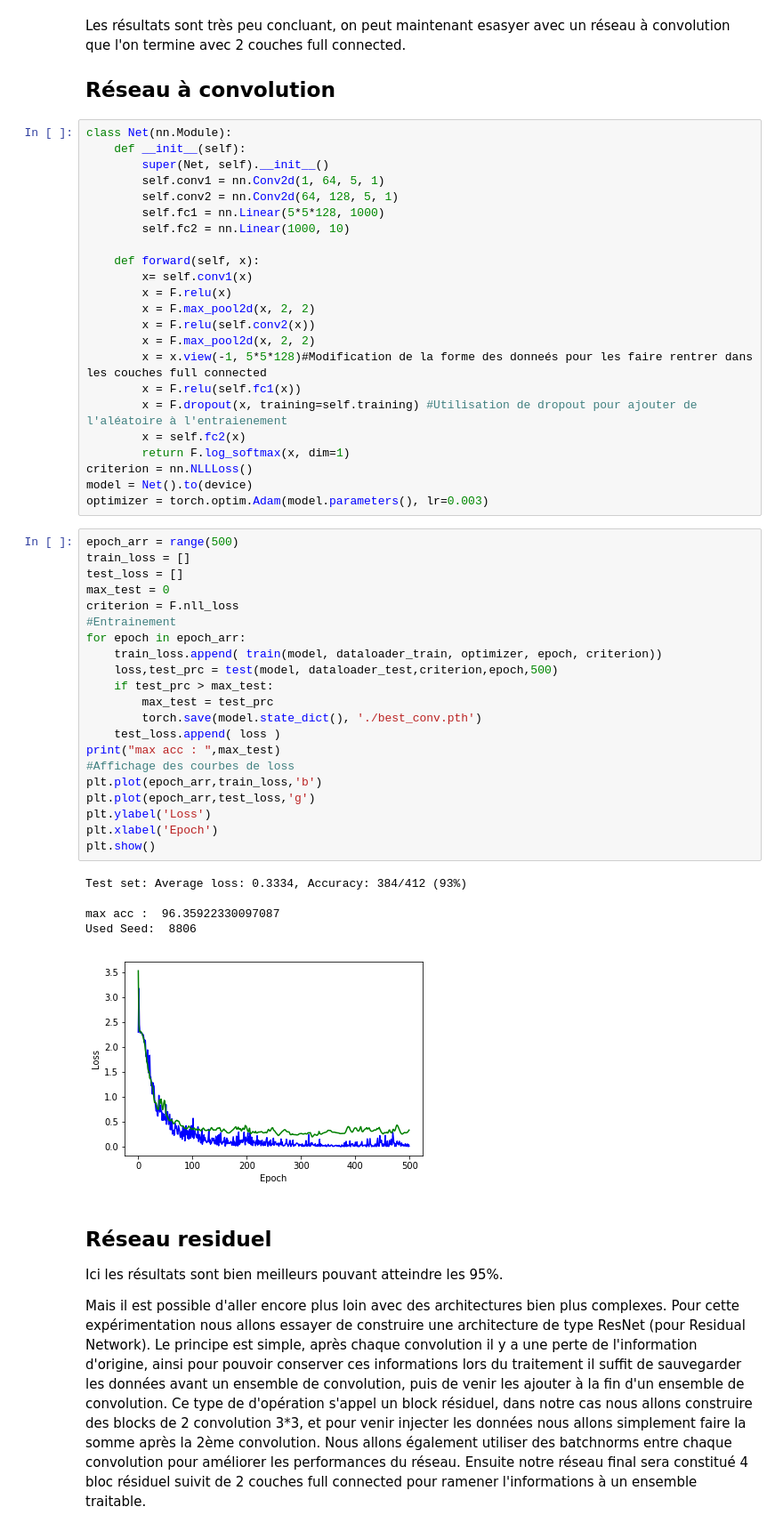
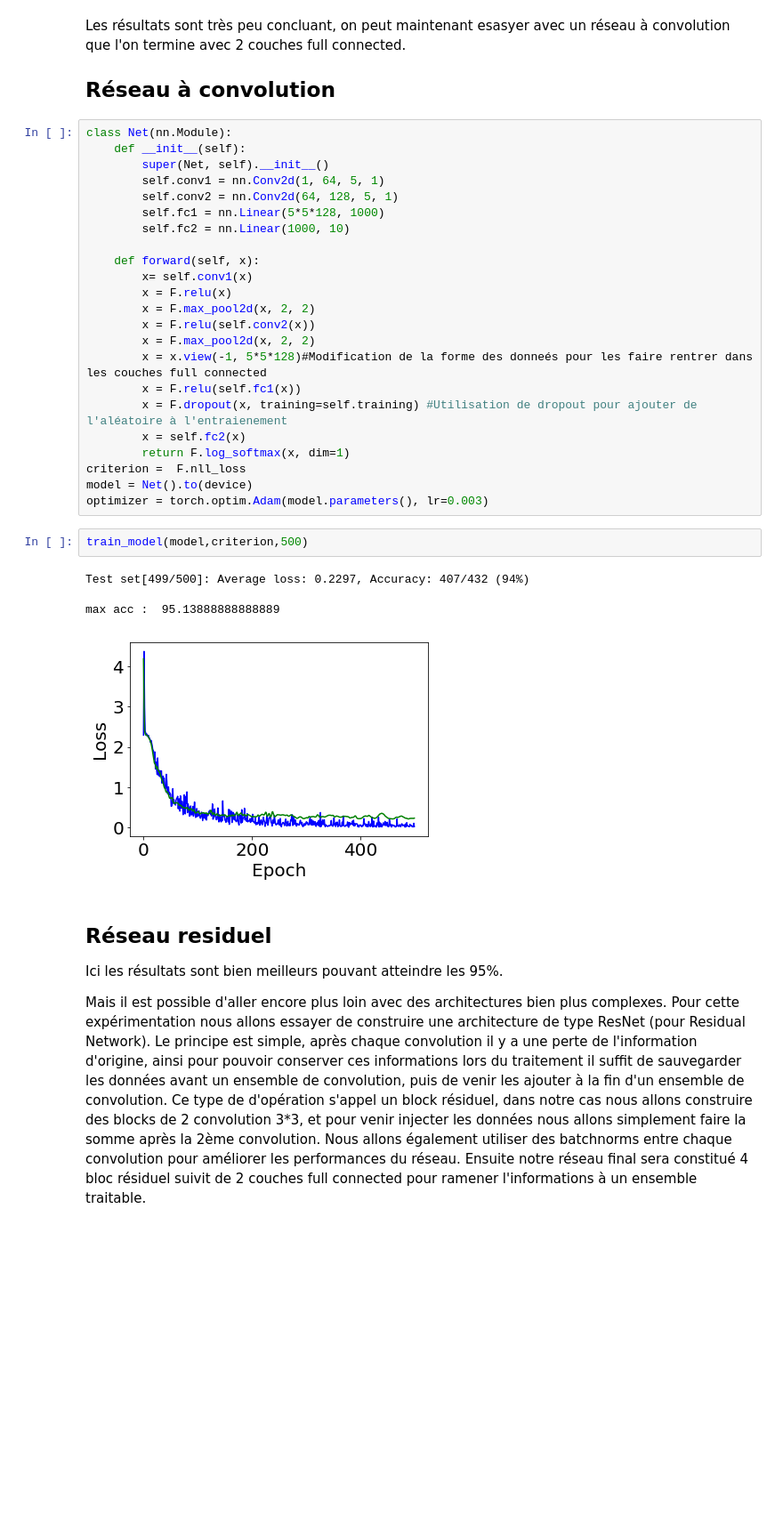
Before and after one commit to CuadrosNicolas/SignLanguageRecognition, a Jupyter notebook: Sign Language Number Recognition.ipynb, the cells around one changed output. Shown: that part at 89% size. Cells and saved outputs as stored; diff of their text form; blank space fills up the shorter version.

```diff
--- a/Sign Language Number Recognition.ipynb
+++ b/Sign Language Number Recognition.ipynb
@@ -212,36 +240,16 @@ class Net(nn.Module):
         x = F.dropout(x, training=self.training) #Utilisation de dropout pour ajouter de l'aléatoire à l'entraienement
         x = self.fc2(x)
         return F.log_softmax(x, dim=1)
-criterion = nn.NLLLoss()
+criterion =  F.nll_loss
 model = Net().to(device)
 optimizer = torch.optim.Adam(model.parameters(), lr=0.003)
-# %%
-epoch_arr = range(500)
-train_loss = []
-test_loss = []
-max_test = 0
-criterion = F.nll_loss
-#Entrainement
-for epoch in epoch_arr:
-    train_loss.append( train(model, dataloader_train, optimizer, epoch, criterion))
-    loss,test_prc = test(model, dataloader_test,criterion,epoch,500)
-    if test_prc > max_test:
-        max_test = test_prc
-        torch.save(model.state_dict(), './best_conv.pth')
-    test_loss.append( loss )
-print("max acc : ",max_test)
-#Affichage des courbes de loss
-plt.plot(epoch_arr,train_loss,'b')
-plt.plot(epoch_arr,test_loss,'g')
-plt.ylabel('Loss')
-plt.xlabel('Epoch')
-plt.show()
-# %% [output]
-Test set: Average loss: 0.3334, Accuracy: 384/412 (93%)
-
-max acc :  96.35922330097087
-Used Seed:  8806
-[figure, removed]
+# %%
+train_model(model,criterion,500)
+# %% [output]
+Test set[499/500]: Average loss: 0.2297, Accuracy: 407/432 (94%)
+
+max acc :  95.13888888888889
+[figure, added]
 # %% [markdown]
 ## Réseau residuel
 
```
Also changed, not shown: parts of 16 cells of this notebook, 3 other files.
